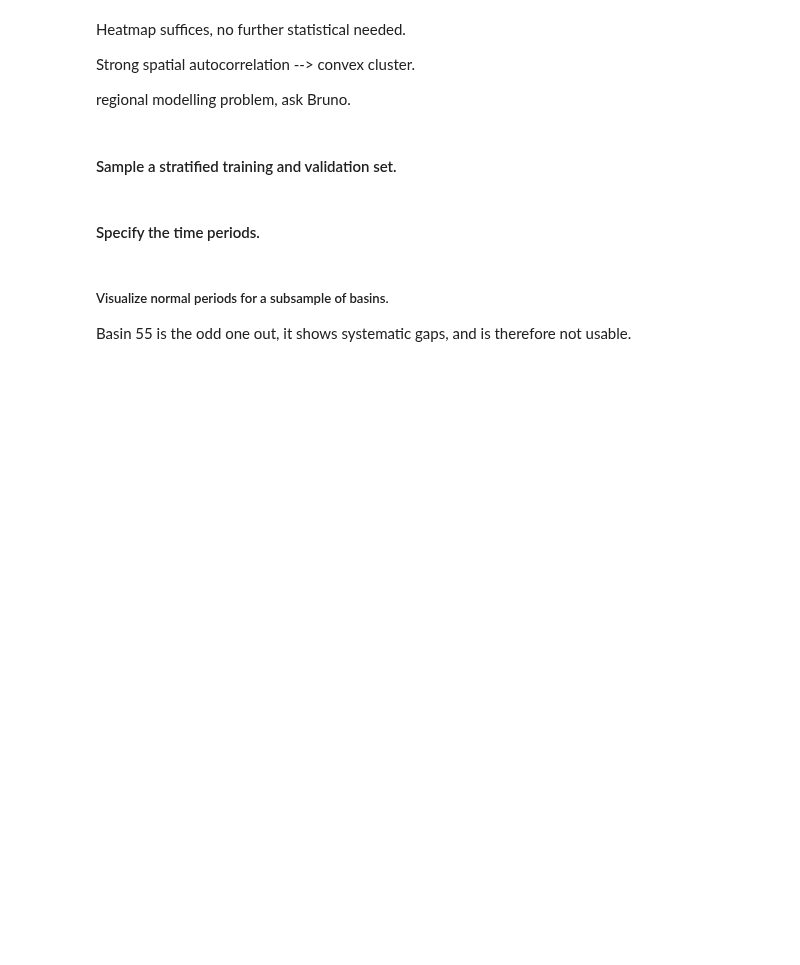
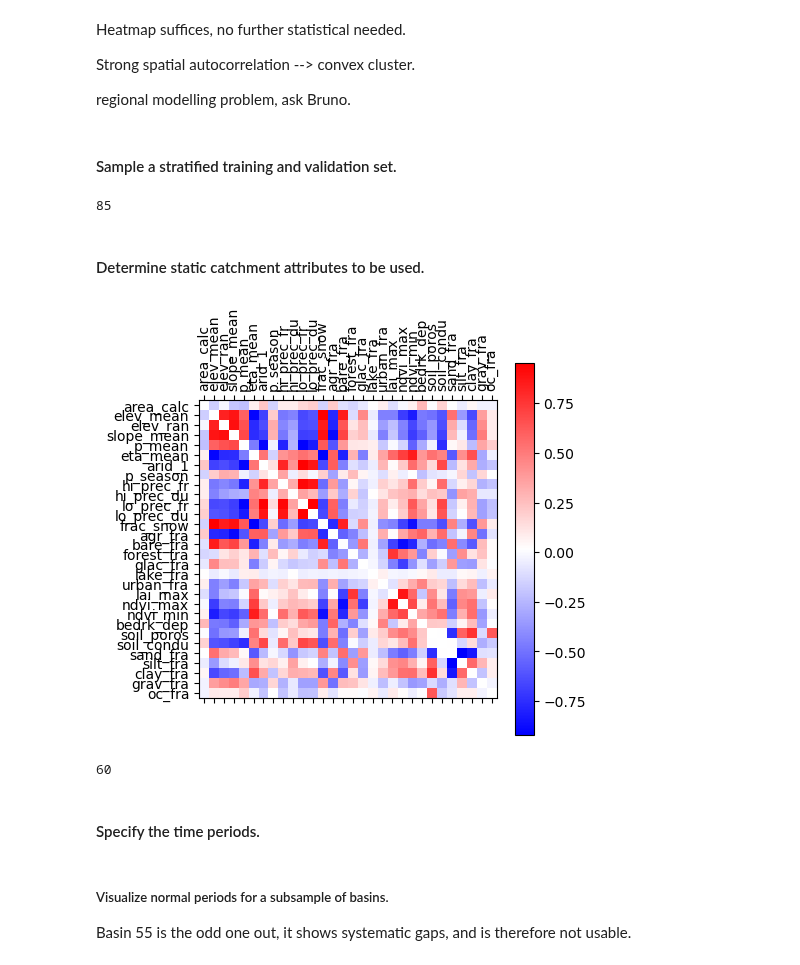
Before and after one commit to tripleUU-U/lamah-ce_lstm, a Jupyter notebook: eda/make_splits.ipynb, the cells around one changed output. Cells and saved outputs as stored; diff of their text form; code cells hidden in the pictures; blank space fills up the shorter version.

Commit message:
filtered static catchment and started first trial run, with full dataset

```diff
--- a/eda/make_splits.ipynb
+++ b/eda/make_splits.ipynb
@@ -236,3 +226,73 @@ val_ids.sort()
+# %%
+len(test_ids)
+# %% [output]
+85
+# %% [markdown]
+#### Determine static catchment attributes to be used.
+# %%
+potential_attributes = [
+    #geomorph
+    "area_calc",
+    "elev_mean",
+    "elev_ran",
+    "slope_mean",
+
+    #precipitation
+    "p_mean",
+    "eta_mean",
+    "arid_1",
+    "p_season",
+    "hi_prec_fr",
+    "hi_prec_du",
+    "lo_prec_fr",
+    "lo_prec_du",
+    "frac_snow",
+
+    #land cover
+    "agr_fra",
+    "bare_fra",
+    "forest_fra",
+    "glac_fra",
+    "lake_fra",
+    "urban_fra",
+
+    #vegetation
+    "lai_max",
+    "ndvi_max",
+    "ndvi_min",
+
+    #soil
+    "bedrk_dep",
+    "soil_poros",
+    "soil_condu",
+    "sand_fra",
+    "silt_fra",
+    "clay_fra",
+    "grav_fra",
+    "oc_fra"
+]
+
+len(potential_attributes)
+
+filtered_attributes = scaled_attributes[potential_attributes]
+
+corr_mat = filtered_attributes.corr()
+
+for i in range(len(corr_mat)):
+
+    corr_mat.iloc[i,i] = np.nan
+
+plt.matshow(corr_mat, cmap="bwr")
+plt.yticks(ticks=range(len(corr_mat)), labels=corr_mat.columns)
+plt.xticks(ticks=range(len(corr_mat)), labels=corr_mat.columns, rotation=90)
+plt.colorbar()
+plt.tight_layout()
+# %% [output]
+[figure, added]
+# %%
+len(scaled_attributes.columns)
+# %% [output]
+60
 # %% [markdown]
 #### Specify the time periods.
 # %% [markdown]
```
Also changed, not shown: parts of 9 cells of this notebook, 1 other file.
